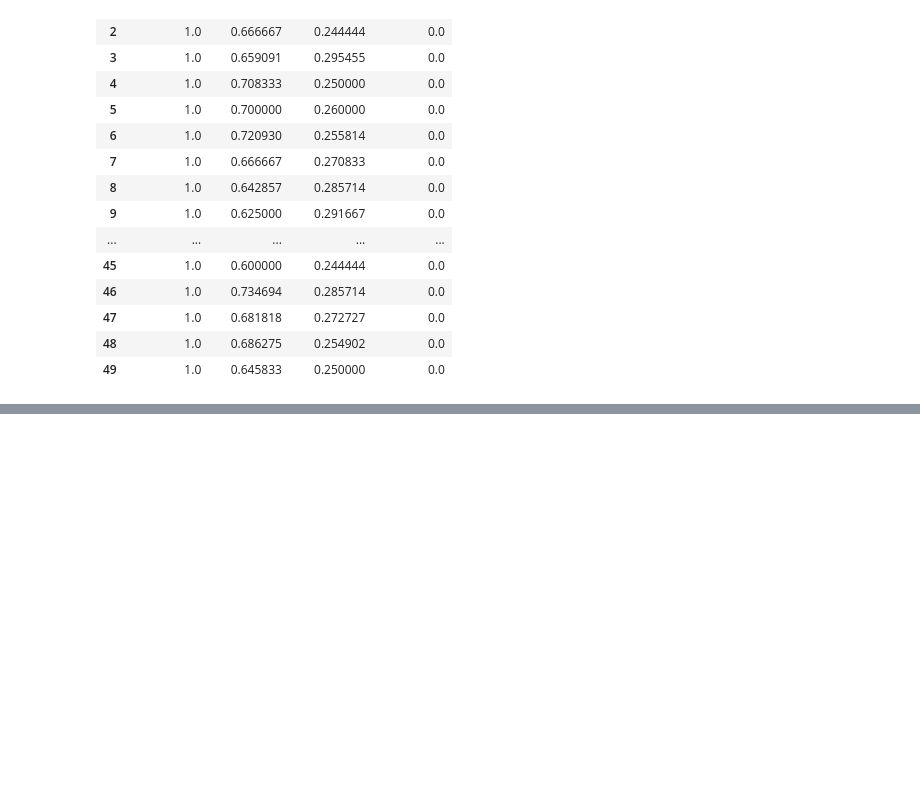
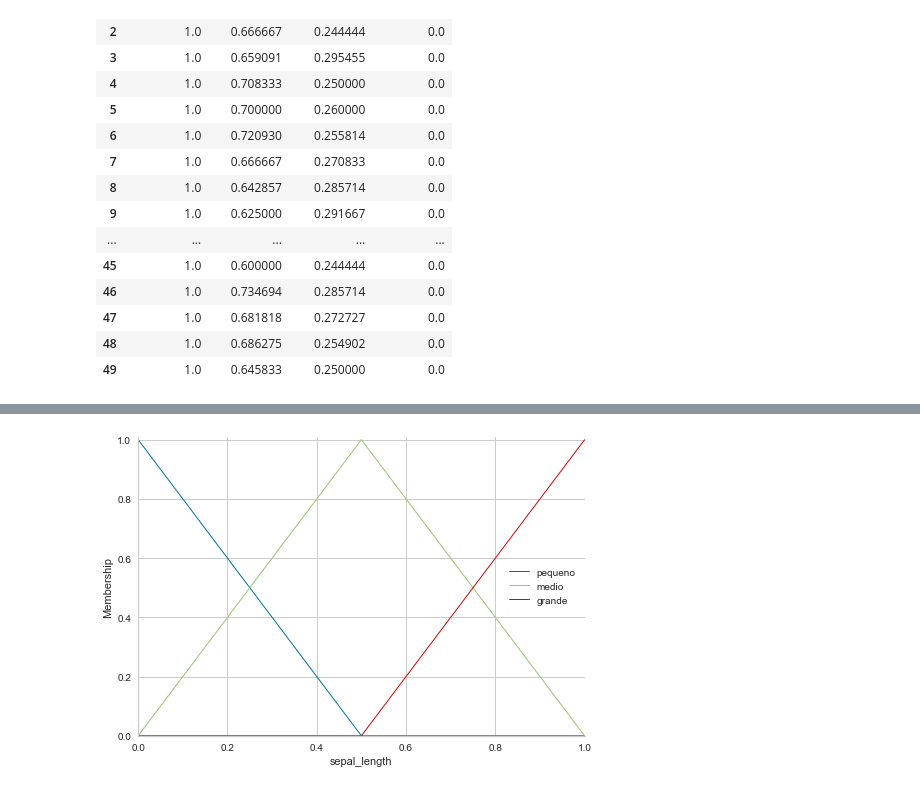
Before and after one commit to anfsantana/matc98-tcc2, a Jupyter notebook: TCC2.ipynb, the cells around one changed output, grey strips where cells are left out. Drawn from its saved outputs; the diff is of its cells as text; code cells hidden in the pictures; blank space fills up the shorter version.

```diff
--- a/TCC2.ipynb
+++ b/TCC2.ipynb
@@ -509,0 +754,5 @@ visu.show()
+# %%
+# You can see how these look with .view()
+sepal_length.view()
+# %% [output]
+[figure, added]
```
Also changed, not shown: parts of 60 cells of this notebook, 1 other file.
